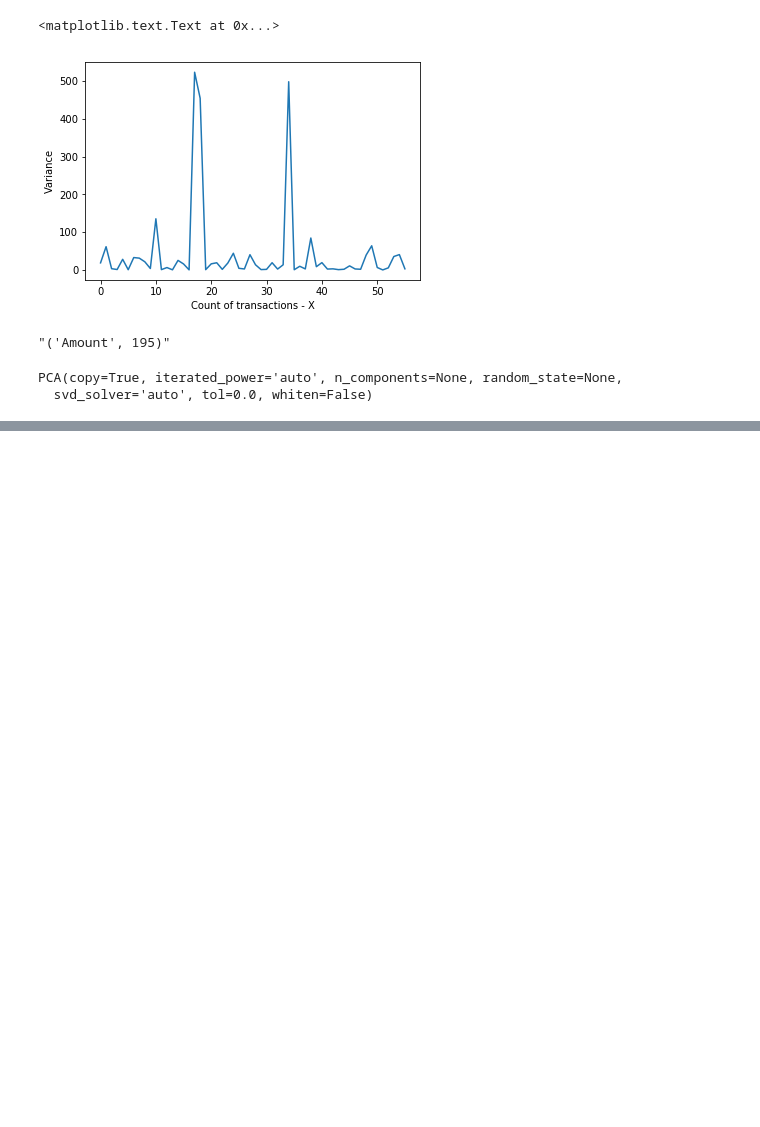
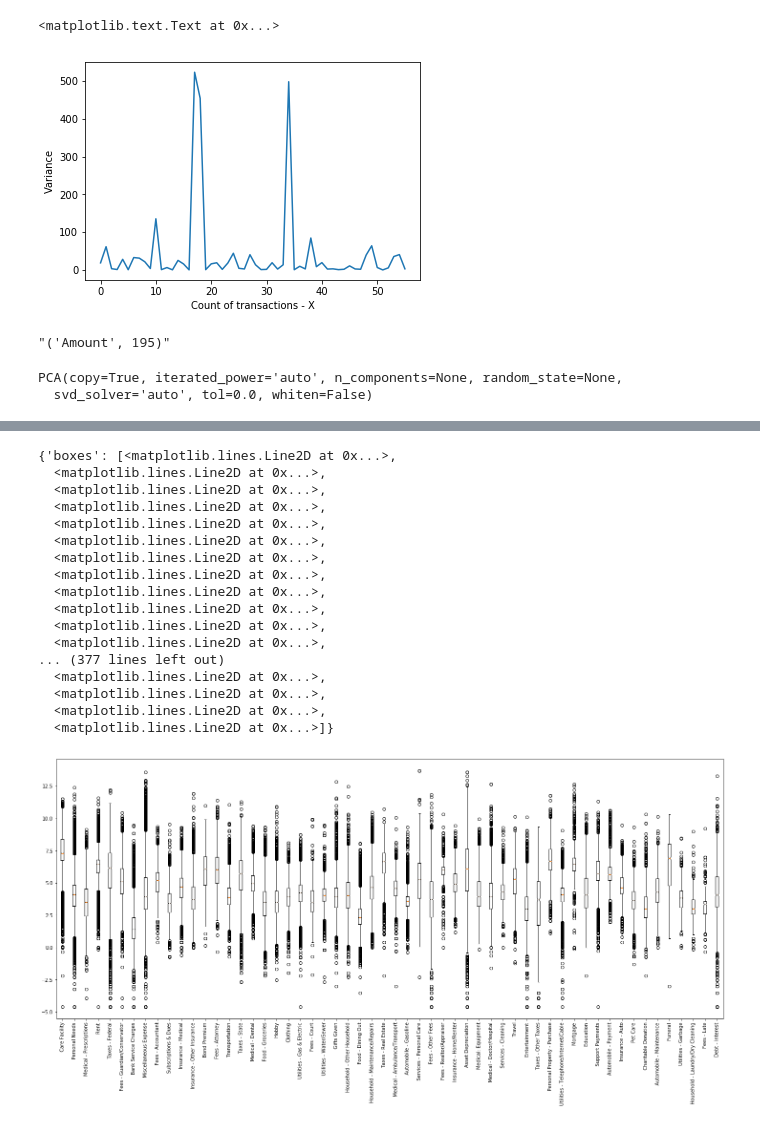
Before and after one commit to sanhitamj/elderly_fraud_detection, a Jupyter notebook: linear model.ipynb, the cells around one changed output, grey strips where cells are left out. Saved outputs shown, nothing was run; the diff lists cells and outputs as text; code cells hidden in the pictures; blank space fills up the shorter version.

```diff
--- a/linear model.ipynb
+++ b/linear model.ipynb
@@ -318,0 +561,37 @@ df0[df0['TranCat']==171]
+# %%
+tran_cat = df0['TranCat'].unique()
+tran_desc = df0['TranDescr'].unique()
+
+B = [np.log(df0[df0['TranDescr']== descr]['Amount'].values) for descr in tran_desc]
+
+# A = np.array([df0[df0['TranCat']==202]['Amount'].values, df0[df0['TranCat']==201]['Amount'].values])
+
+# boxplot(B, notch=True, positions=[1,2], widths=0.25)
+
+
+plt.show()
+# %%
+
+plt.figure(figsize = (25,10))
+plt.xticks(rotation=90)
+
+boxplot(B, notch=True, widths=0.25, labels=tran_desc)
+# %% [output]
+{'boxes': [<matplotlib.lines.Line2D at 0x...>,
+  <matplotlib.lines.Line2D at 0x...>,
+  <matplotlib.lines.Line2D at 0x...>,
+  <matplotlib.lines.Line2D at 0x...>,
+  <matplotlib.lines.Line2D at 0x...>,
+  <matplotlib.lines.Line2D at 0x...>,
+  <matplotlib.lines.Line2D at 0x...>,
+  <matplotlib.lines.Line2D at 0x...>,
+  <matplotlib.lines.Line2D at 0x...>,
+  <matplotlib.lines.Line2D at 0x...>,
+  <matplotlib.lines.Line2D at 0x...>,
+  <matplotlib.lines.Line2D at 0x...>,
+... (377 lines left out)
+  <matplotlib.lines.Line2D at 0x...>,
+  <matplotlib.lines.Line2D at 0x...>,
+  <matplotlib.lines.Line2D at 0x...>,
+  <matplotlib.lines.Line2D at 0x...>]}
+[figure, added]
```
Also changed, not shown: parts of 66 cells of this notebook, 2 other files.
